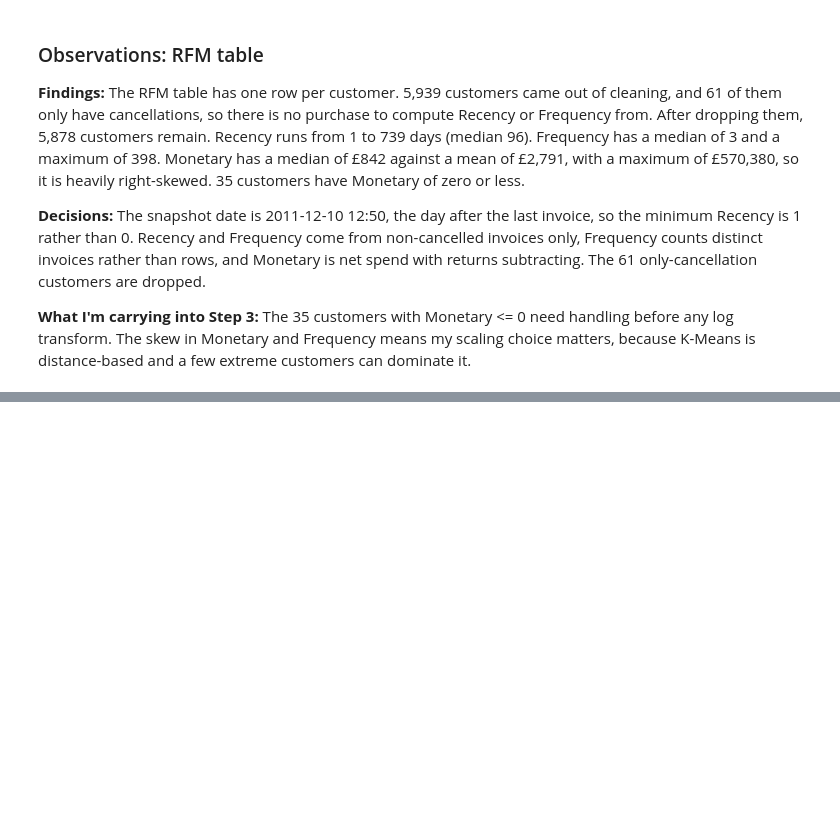
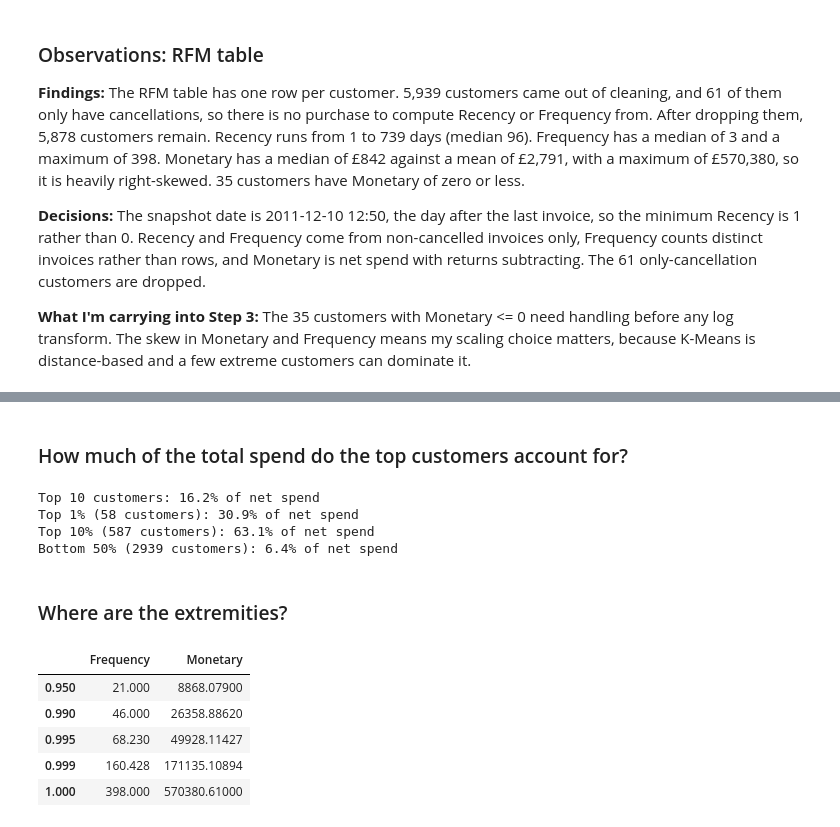
Before and after one commit to ashandx/customer-segmentation-clustering, a Jupyter notebook: notebooks/eda.ipynb, the cells around one changed output, grey strips where cells are left out. Cells and saved outputs as stored; diff of their text form; code cells hidden in the pictures; blank space fills up the shorter version.

```diff
--- a/notebooks/eda.ipynb
+++ b/notebooks/eda.ipynb
@@ -614,0 +723,37 @@ matters, because K-Means is distance-based and a few extreme customers can domin
+# %% [markdown]
+### How much of the total spend do the top customers account for?
+# %%
+TOP_N = 10
+TOP_FRACTIONS = [0.01, 0.10]
+BOTTOM_FRACTION = 0.50
+
+total_spend = rfm["Monetary"].sum()
+sorted_monetary = rfm["Monetary"].sort_values(ascending=False)
+
+print(f"Top {TOP_N} customers: {sorted_monetary.head(TOP_N).sum() / total_spend * 100:.1f}% of net spend")
+for fraction in TOP_FRACTIONS:
+    n_customers = int(len(rfm) * fraction)
+    share = sorted_monetary.head(n_customers).sum() / total_spend
+    print(f"Top {fraction * 100:.0f}% ({n_customers} customers): {share * 100:.1f}% of net spend")
+
+n_bottom = int(len(rfm) * BOTTOM_FRACTION)
+print(f"Bottom {BOTTOM_FRACTION * 100:.0f}% ({n_bottom} customers): "
+      f"{sorted_monetary.tail(n_bottom).sum() / total_spend * 100:.1f}% of net spend")
+# %% [output]
+Top 10 customers: 16.2% of net spend
+Top 1% (58 customers): 30.9% of net spend
+Top 10% (587 customers): 63.1% of net spend
+Bottom 50% (2939 customers): 6.4% of net spend
+# %% [markdown]
+### Where are the extremities?
+# %%
+QUANTILES = [0.95, 0.99, 0.995, 0.999, 1.0]
+
+rfm[["Frequency", "Monetary"]].quantile(QUANTILES)
+# %% [output]
+|  | Frequency | Monetary |
+| 0.950 | 21.000 | 8868.07900 |
+| 0.990 | 46.000 | 26358.88620 |
+| 0.995 | 68.230 | 49928.11427 |
+| 0.999 | 160.428 | 171135.10894 |
+| 1.000 | 398.000 | 570380.61000 |
```
Also changed, not shown: parts of 9 cells of this notebook, 2 other files.
